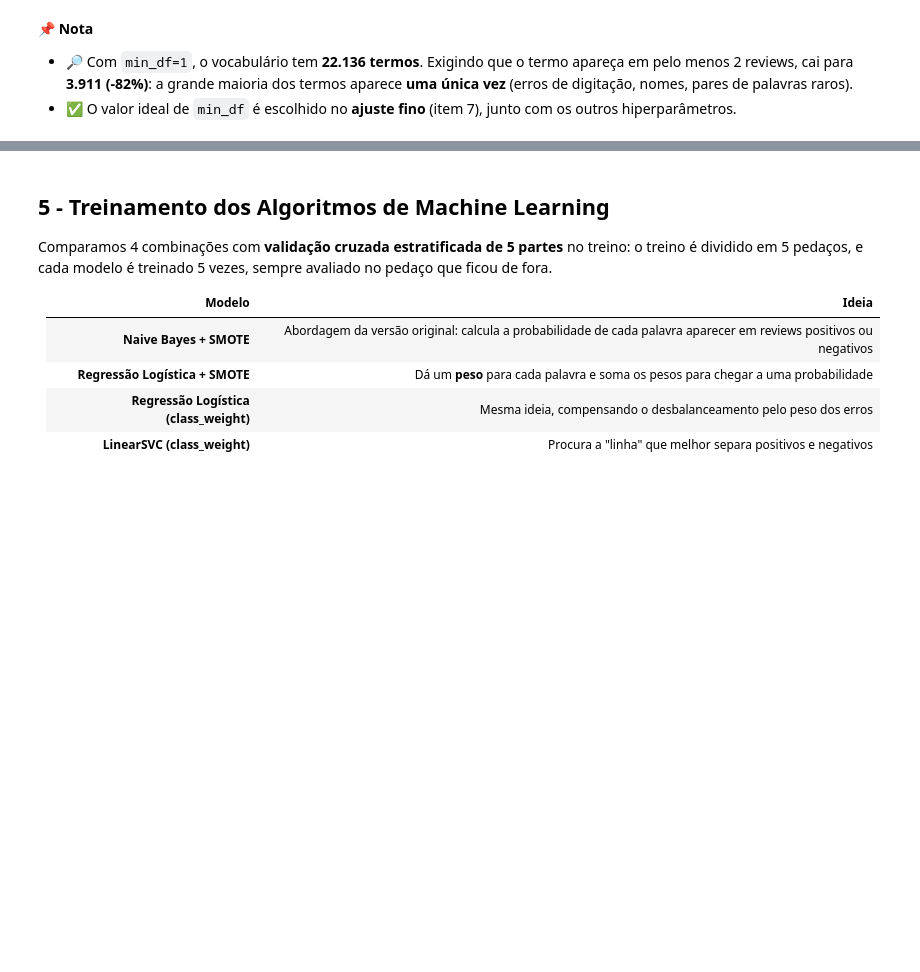
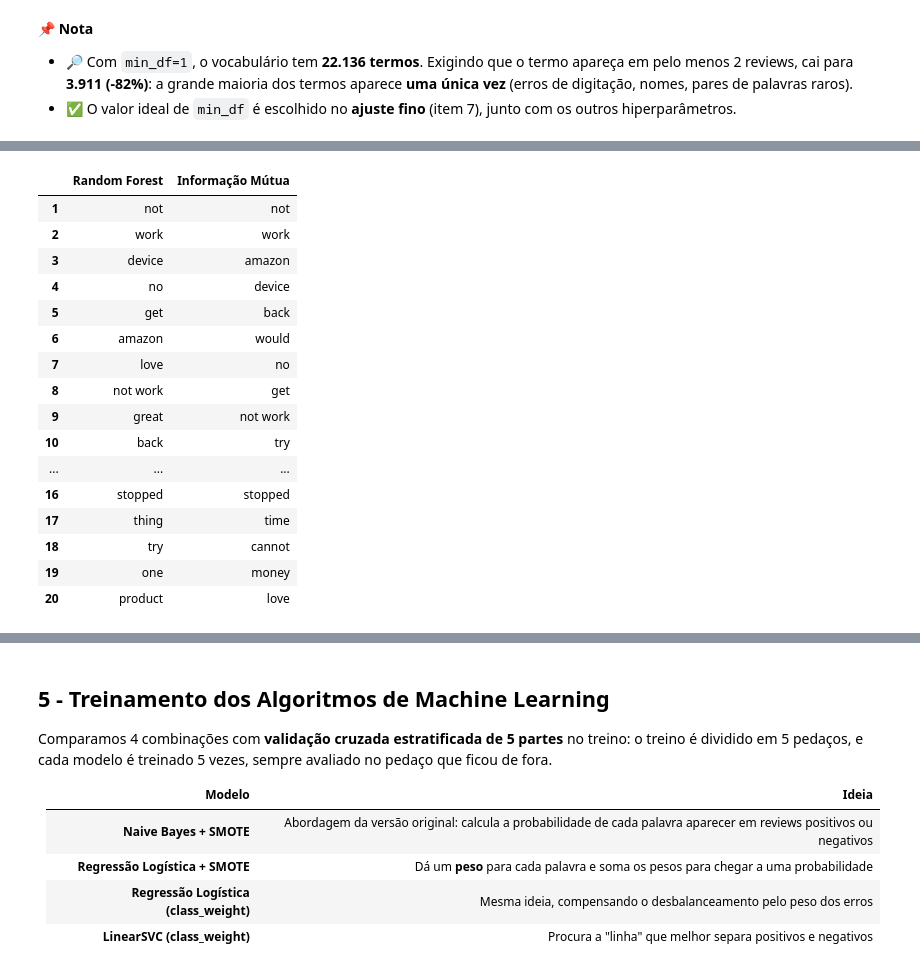
Before and after one commit to RafaelSilva89/Analise_de_sentimento-avaliacoes_de_produtos, a Jupyter notebook: Notebooks/Análise de sentimento - avaliações de produtos - v2.ipynb, the cells around one changed output, grey strips where cells are left out. Saved outputs shown, nothing was run; the diff lists cells and outputs as text; code cells hidden in the pictures; blank space fills up the shorter version.

```diff
--- a/Notebooks/Análise de sentimento - avaliações de produtos - v2.ipynb
+++ b/Notebooks/Análise de sentimento - avaliações de produtos - v2.ipynb
@@ -628,0 +734,22 @@ min_df=3:  2,140 palavras/pares de palavras no vocabulário
+# %%
+# Comparação dos dois rankings (top 20 de cada método)
+pd.DataFrame({'Random Forest': importances.head(20).index,
+              'Informação Mútua': df_scores.head(20)['feature'].values}, index=range(1, 21))
+# %% [output]
+|  | Random Forest | Informação Mútua |
+| 1 | not | not |
+| 2 | work | work |
+| 3 | device | amazon |
+| 4 | no | device |
+| 5 | get | back |
+| 6 | amazon | would |
+| 7 | love | no |
+| 8 | not work | get |
+| 9 | great | not work |
+| 10 | back | try |
+| ... | ... | ... |
+| 16 | stopped | stopped |
+| 17 | thing | time |
+| 18 | try | cannot |
+| 19 | one | money |
+| 20 | product | love |
```
Also changed, not shown: parts of 8 cells of this notebook, 5 other files.
